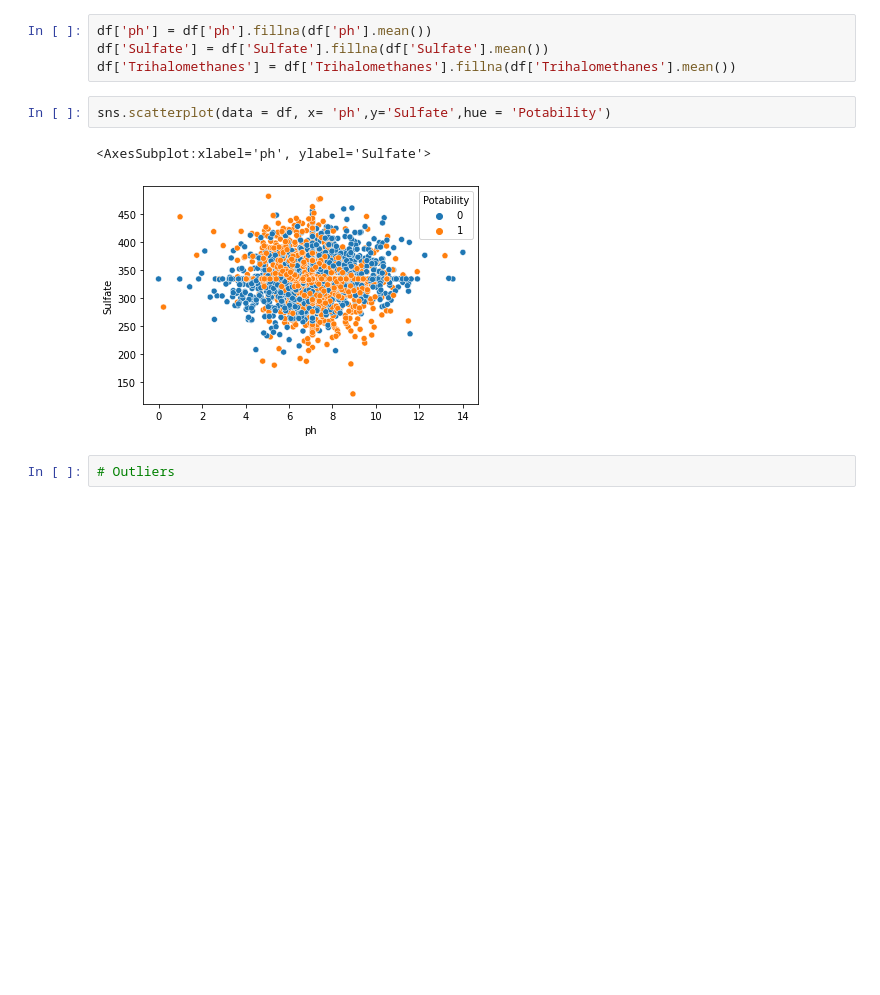
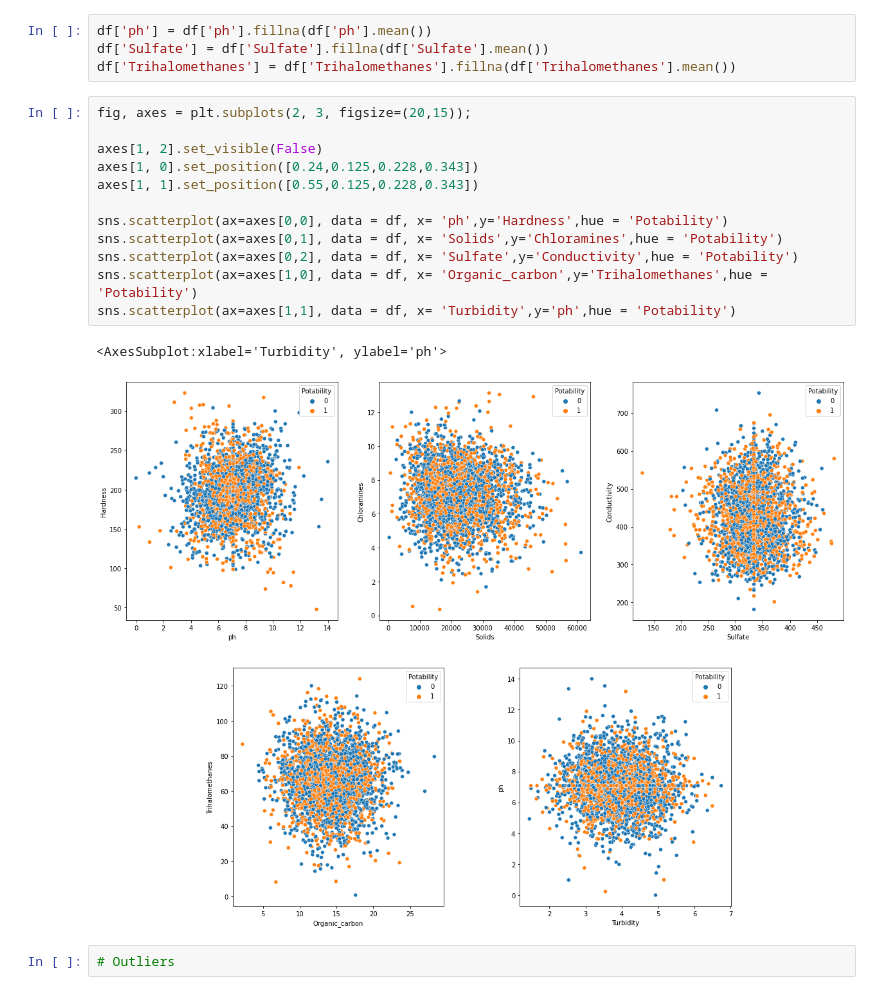
Before and after one commit to gtharun04/Water-Potability, a Jupyter notebook: NN Coursework/Water Quality Prediction.ipynb, the cells around one changed output. Cells and saved outputs as stored; diff of their text form; blank space fills up the shorter version.

```diff
--- a/NN Coursework/Water Quality Prediction.ipynb
+++ b/NN Coursework/Water Quality Prediction.ipynb
@@ -117,11 +138,21 @@ With the distribution of these columns seen, we can replace the missing values w
 df['ph'] = df['ph'].fillna(df['ph'].mean())
 df['Sulfate'] = df['Sulfate'].fillna(df['Sulfate'].mean())
 df['Trihalomethanes'] = df['Trihalomethanes'].fillna(df['Trihalomethanes'].mean())
-# %%
-sns.scatterplot(data = df, x= 'ph',y='Sulfate',hue = 'Potability')
-# %% [output]
-<AxesSubplot:xlabel='ph', ylabel='Sulfate'>
-[figure, removed]
+# %%
+fig, axes = plt.subplots(2, 3, figsize=(20,15));
+
+axes[1, 2].set_visible(False)
+axes[1, 0].set_position([0.24,0.125,0.228,0.343])
+axes[1, 1].set_position([0.55,0.125,0.228,0.343])
+
+sns.scatterplot(ax=axes[0,0], data = df, x= 'ph',y='Hardness',hue = 'Potability')
+sns.scatterplot(ax=axes[0,1], data = df, x= 'Solids',y='Chloramines',hue = 'Potability')
+sns.scatterplot(ax=axes[0,2], data = df, x= 'Sulfate',y='Conductivity',hue = 'Potability')
+sns.scatterplot(ax=axes[1,0], data = df, x= 'Organic_carbon',y='Trihalomethanes',hue = 'Potability')
+sns.scatterplot(ax=axes[1,1], data = df, x= 'Turbidity',y='ph',hue = 'Potability')
+# %% [output]
+<AxesSubplot:xlabel='Turbidity', ylabel='ph'>
+[figure, added]
 # %%
 # Outliers
 # %%
```
Also changed, not shown: parts of 150 cells of this notebook.
